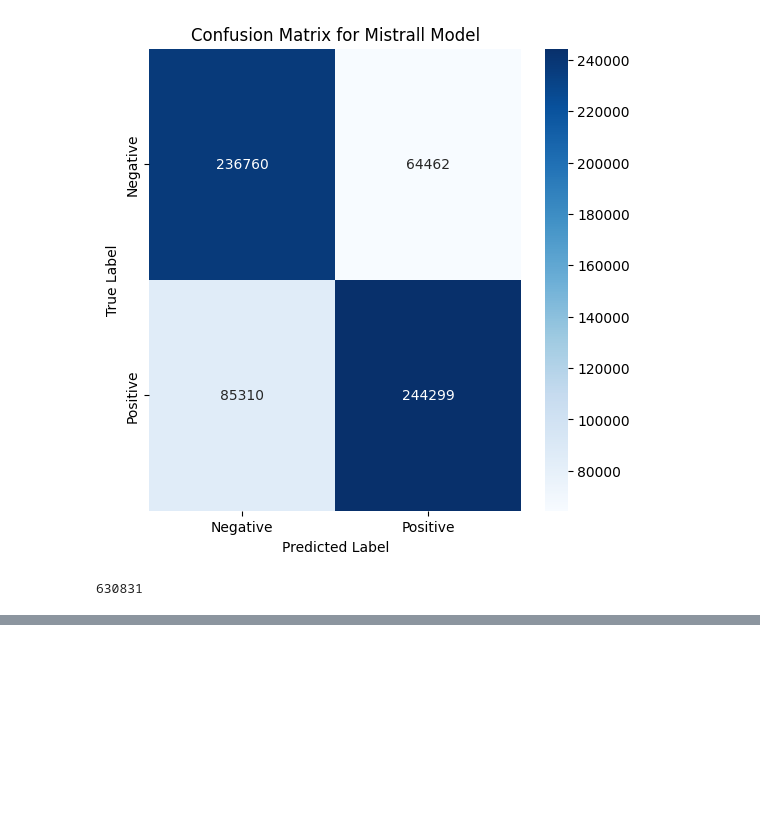
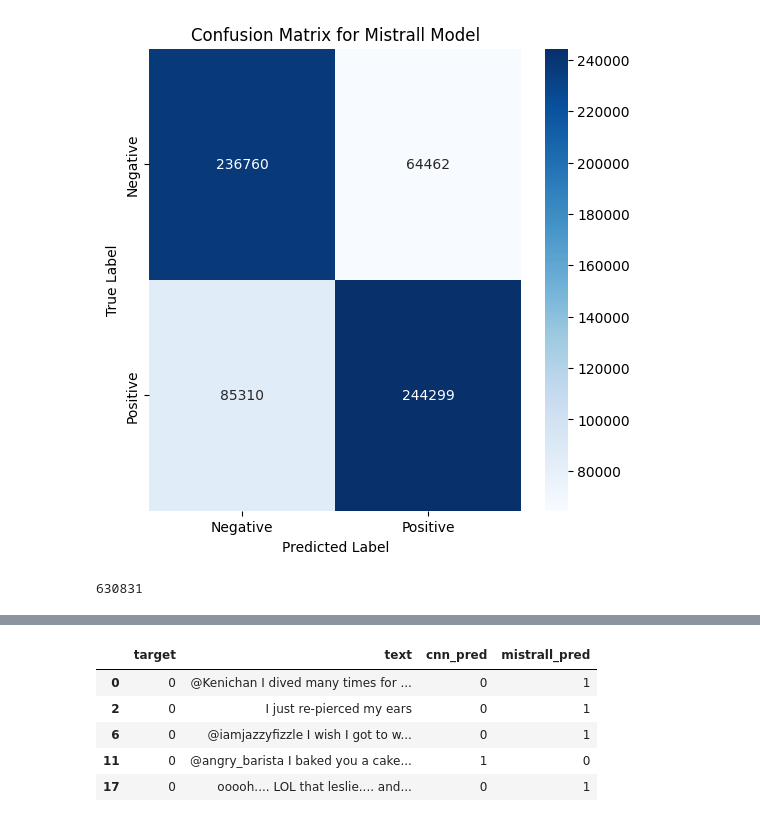
Before and after one commit to Bieslaw/LLMProject, a Jupyter notebook: Etap4.ipynb, the cells around one changed output, grey strips where cells are left out. Drawn from its saved outputs; the diff is of its cells as text; code cells hidden in the pictures; blank space fills up the shorter version.

```diff
--- a/Etap4.ipynb
+++ b/Etap4.ipynb
@@ -295,3 +298,5 @@ df.to_csv(
     quoting=1,              # Cytowanie wszystkich wartości (1 odpowiada csv.QUOTE_ALL)
     quotechar='"',          # Użycie cudzysłowów
 )
+# %%
+predictions_df = pd.read_csv('CNN_MistrallAI_tweet_prediction.csv')
@@ -297,0 +305,4 @@ df.to_csv(
+# %%
+target_0_both_miss = predictions_df.loc[(predictions_df['target'] == 0) & (predictions_df['cnn_pred'] == 1) & (predictions_df['mistrall_pred'] == 1),['target','text']]
+pd.options.display.max_colwidth = 200
+target_0_both_miss.head()
@@ -297,0 +328,10 @@ df.to_csv(
+# %%
+missed = predictions_df.loc[(predictions_df['cnn_pred'] != predictions_df['mistrall_pred']),['target','text', 'cnn_pred','mistrall_pred']]
+missed.head()
+# %% [output]
+|  | target | text | cnn_pred | mistrall_pred |
+| 0 | 0 | @Kenichan I dived many times for ... | 0 | 1 |
+| 2 | 0 | I just re-pierced my ears | 0 | 1 |
+| 6 | 0 | @iamjazzyfizzle I wish I got to w... | 0 | 1 |
+| 11 | 0 | @angry_barista I baked you a cake... | 1 | 0 |
+| 17 | 0 | ooooh.... LOL that leslie.... and... | 0 | 1 |
```
Also changed, not shown: parts of 5 cells of this notebook.
